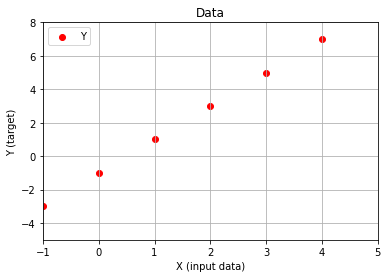
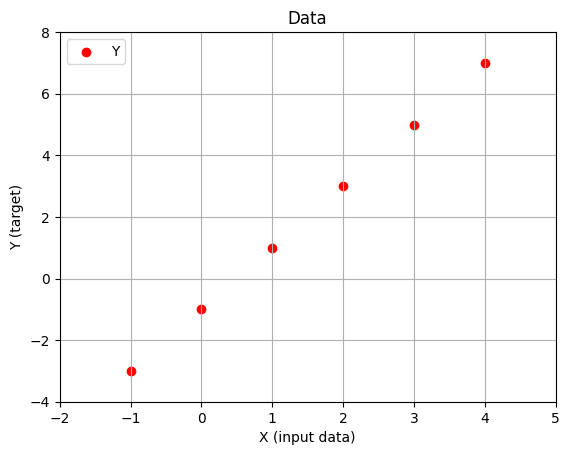
Code edit (unified diff) that turned the first committed figure into the second:
--- before
+++ after
@@ -1,7 +1,7 @@
-plt.scatter(X, Y, color='red', label='Y')
-plt.axis([-1,5,-5,8])
-plt.title('Data')
-plt.xlabel('X (input data)')
-plt.ylabel('Y (target)')
-plt.legend(loc='upper left')
-plt.grid()
+grafico.scatter(X, Y, color='red', label='Y')
+grafico.axis([-2,5,-4,8])
+grafico.title('Data')
+grafico.xlabel('X (input data)')
+grafico.ylabel('Y (target)')
+grafico.legend(loc='upper left')
+grafico.grid()

Commit: Criado usando o Colab